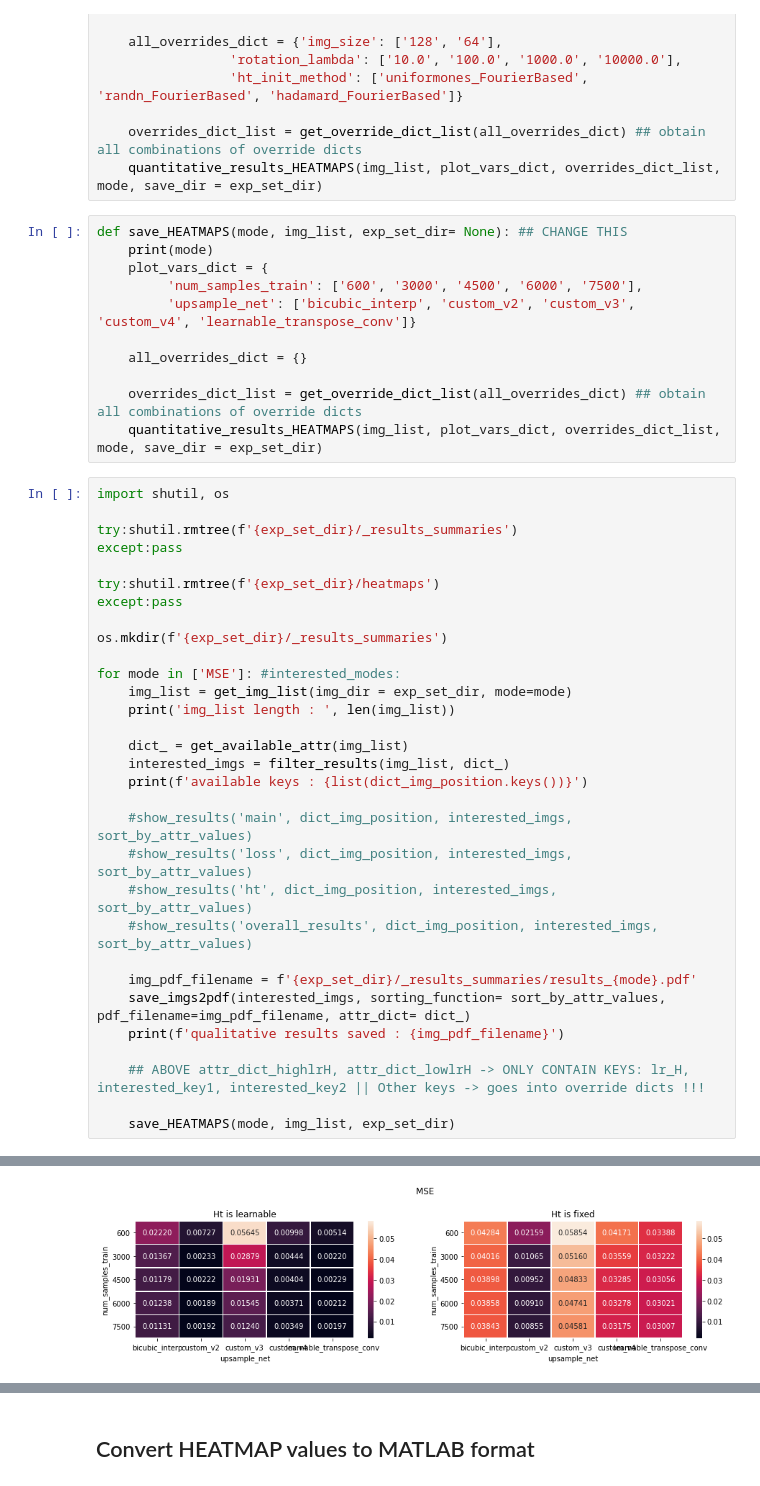
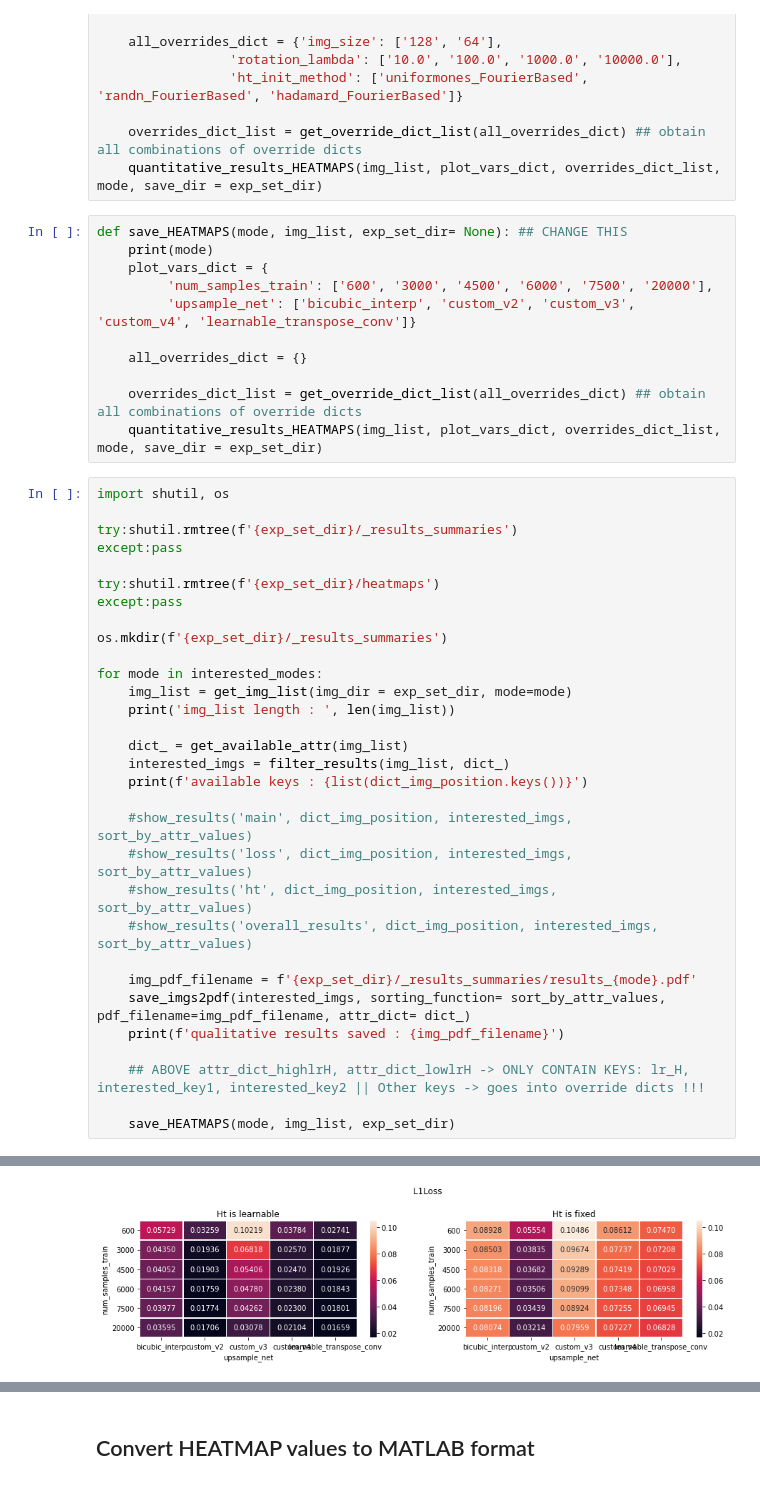
Before and after one commit to dushanw/DabbaMu-DEEP-TFM, a Jupyter notebook: aim2/summarize_results.ipynb, the cells around one changed output, grey strips where cells are left out. Drawn from its saved outputs; the diff is of its cells as text.

```diff
--- a/aim2/summarize_results.ipynb
+++ b/aim2/summarize_results.ipynb
@@ -86,7 +83,7 @@ def save_HEATMAPS(mode, img_list, exp_set_dir= None): ## CHANGE THIS
 def save_HEATMAPS(mode, img_list, exp_set_dir= None): ## CHANGE THIS
     print(mode)
     plot_vars_dict = {
-         'num_samples_train': ['600', '3000', '4500', '6000', '7500'],
+         'num_samples_train': ['600', '3000', '4500', '6000', '7500', '20000'],
          'upsample_net': ['bicubic_interp', 'custom_v2', 'custom_v3', 'custom_v4', 'learnable_transpose_conv']}
 
     all_overrides_dict = {}
@@ -104,7 +101,7 @@ except:pass
 
 os.mkdir(f'{exp_set_dir}/_results_summaries')
 
-for mode in ['MSE']: #interested_modes:
+for mode in interested_modes:
     img_list = get_img_list(img_dir = exp_set_dir, mode=mode)
     print('img_list length : ', len(img_list))
 
@@ -141,3 +138,3 @@ override dict : {}
-[figure, old version]
+[figure, new version]
 ploting heatmaps finished !!!
 quantitative results saved : figs/mnistv19/heatmaps/summary.pdf
```
Also changed, not shown: parts of 3 cells of this notebook, 2 other files.
